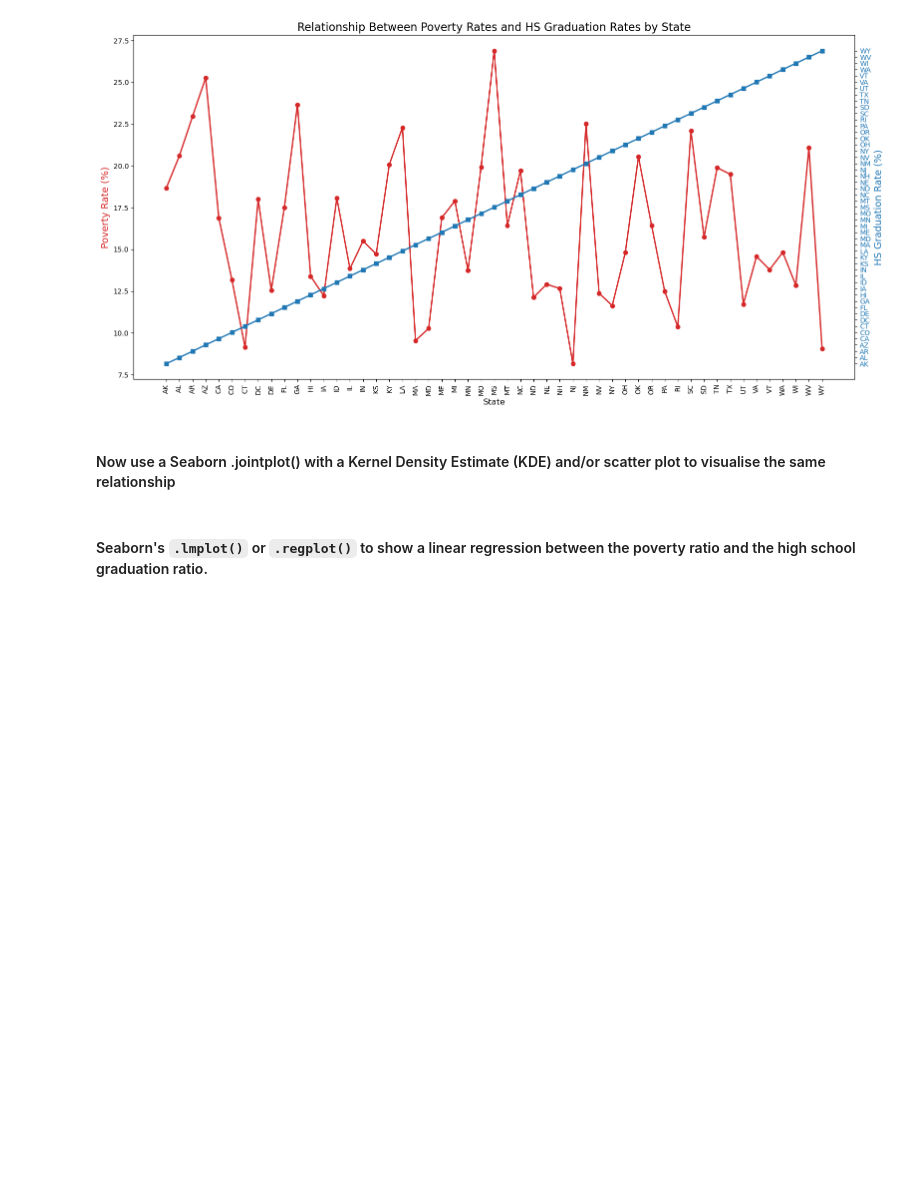
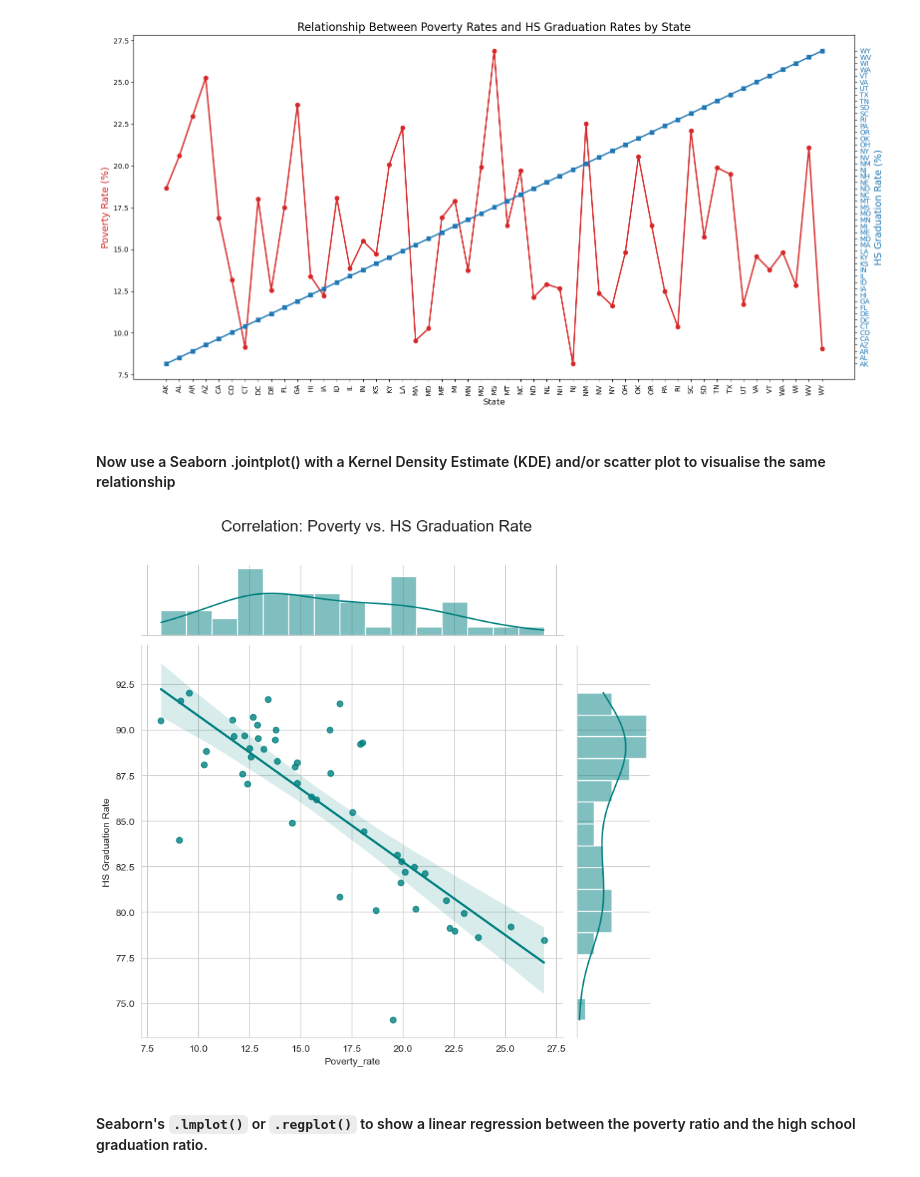
Before and after one commit to CyberWol-12/Fatal_Force, a Jupyter notebook: Fatal_Force_(start).ipynb, the cells around one changed output. Saved outputs shown, nothing was run; the diff lists cells and outputs as text; code cells hidden in the pictures; blank space fills up the shorter version.

```diff
--- a/Fatal_Force_(start).ipynb
+++ b/Fatal_Force_(start).ipynb
@@ -315,2 +309,24 @@ relation_df = pd.DataFrame({
+# %%
+#combine  two series in single dataframe
+relation_df = pd.DataFrame({
+    'Poverty_rate':state_poverty,
+    'HS Graduation Rate':states_hs_grad
+})
+
+sns.set_style('whitegrid')
+g = sns.jointplot(data = relation_df,
+                  x = 'Poverty_rate',
+                  y = 'HS Graduation Rate',
+                  kind='reg',
+                  color = 'teal',
+                  height=8,
+                  marginal_kws=dict(bins = 15,fill = True))#this adds a scatter plot + reggression line + KDE on margin
+
+g.fig.suptitle('Correlation: Poverty vs. HS Graduation Rate', fontsize=16)
+g.fig.tight_layout()
+g.fig.subplots_adjust(top = 0.9)
+plt.show()
+# %% [output]
+[figure, added]
 # %% [markdown]
 #### Seaborn's `.lmplot()` or `.regplot()` to show a linear regression between the poverty ratio and the high school graduation ratio.
```
Also changed, not shown: parts of 3 cells of this notebook.
